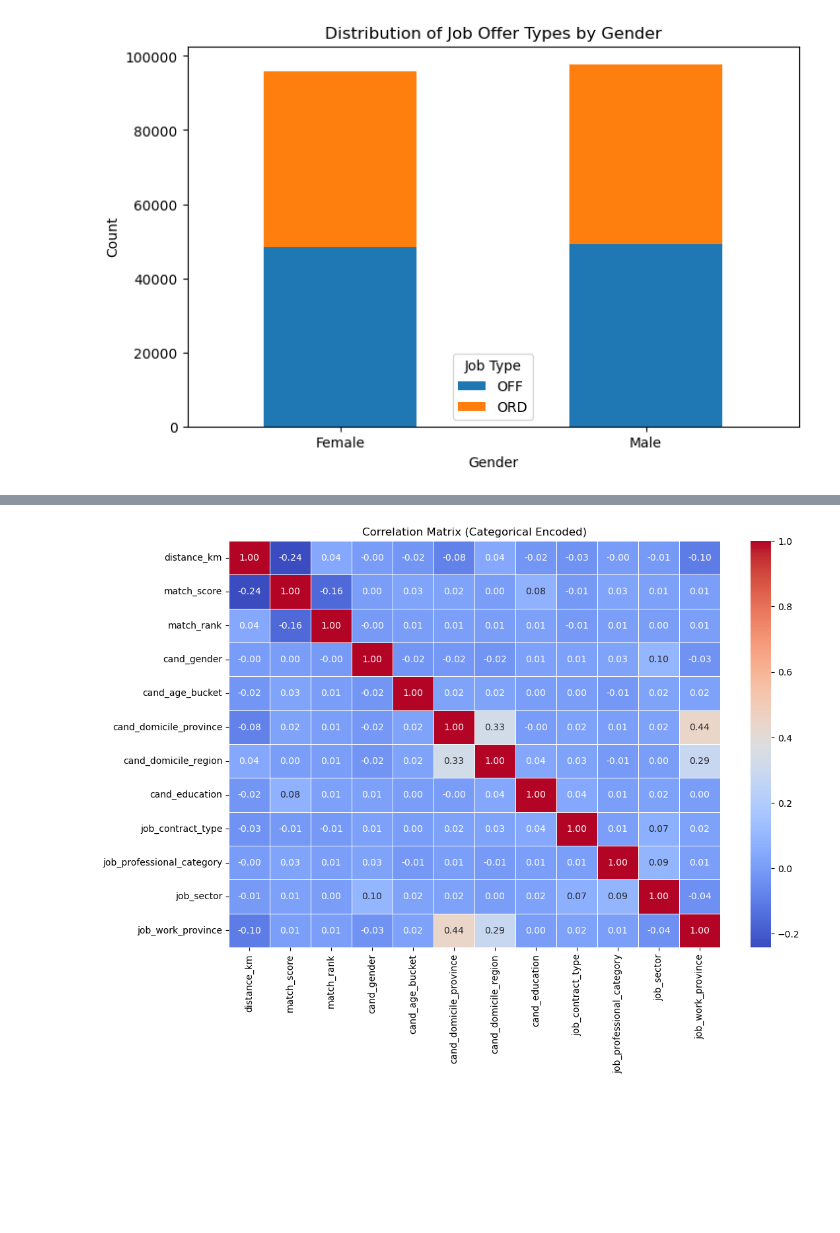
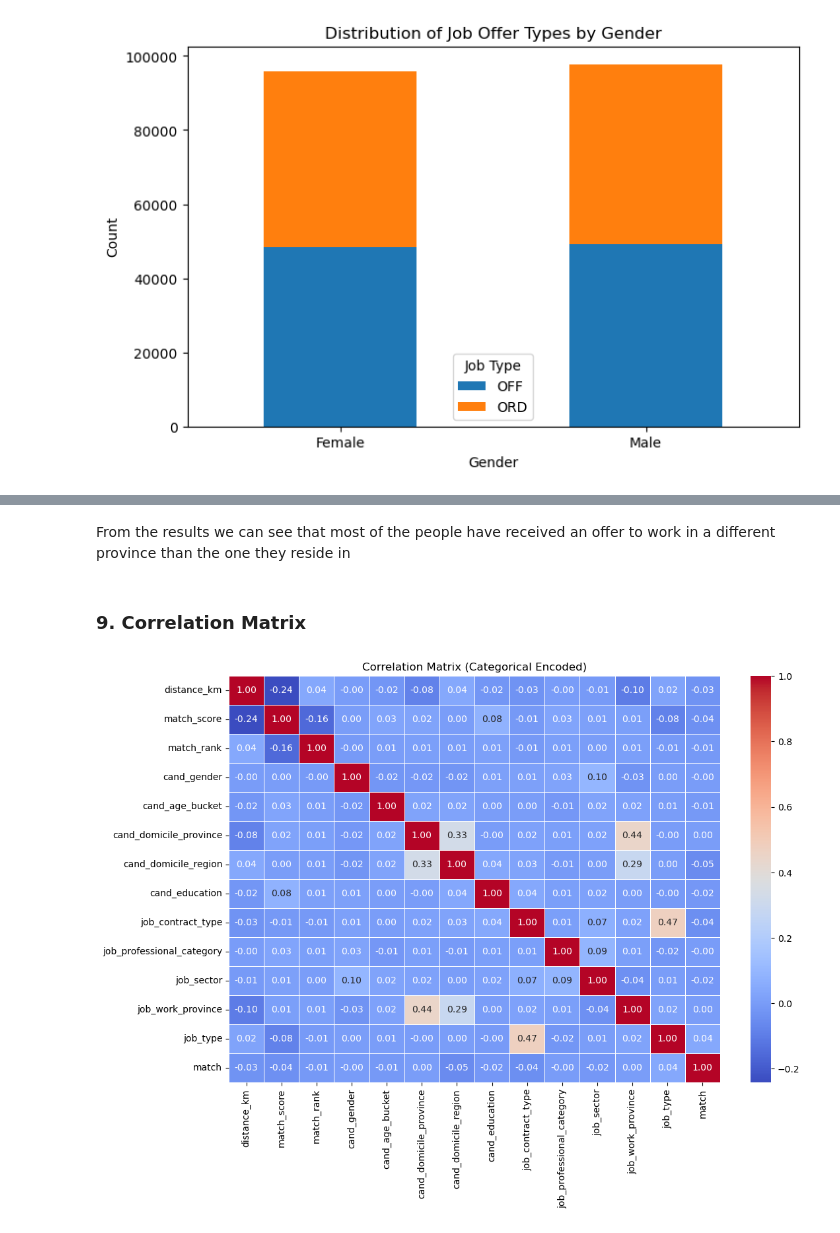
Before and after one commit to baicheto/AI_In_Industry, a Jupyter notebook: Reverse_Matching.ipynb, the cells around one changed output, grey strips where cells are left out. Drawn from its saved outputs; the diff is of its cells as text; code cells hidden in the pictures; blank space fills up the shorter version.

```diff
--- a/Reverse_Matching.ipynb
+++ b/Reverse_Matching.ipynb
@@ -54,9 +61,0 @@ Drop rows with missing values
-# %%
-"""
-rm_df.dropna(subset=["cand_domicile_province"], inplace= True)
-rm_df.dropna(subset=["cand_domicile_region"], inplace= True)
-rm_df.dropna(subset=["cand_education"], inplace= True)
-rm_df.dropna(subset=["job_professional_category"], inplace= True)
-rm_df.dropna(subset=["job_sector"], inplace= True)
-rm_df.dropna(subset=["job_work_province"], inplace= True)
-"""
@@ -386,0 +654,5 @@ plt.show()
+# %%
+rm_df['match'] = rm_df['cand_domicile_province'] == rm_df['job_work_province']
+
+match_percentage = rm_df['match'].mean() * 100
+mismatch_percentage = 100 - match_percentage
@@ -387,27 +688,34 @@ plt.show()
+# %% [markdown]
+From the results we can see that most of the people have received an offer to work in a different province than the one they reside in
+# %% [markdown]
+### 9. Correlation Matrix
 # %%
 from sklearn.preprocessing import LabelEncoder
 
 # Identify categorical columns (excluding `cand_id` and `job_id` since they are unique identifiers)
 categorical_columns = [
     "cand_gender", "cand_age_bucket", "cand_domicile_province",
     "cand_domicile_region", "cand_education", "job_contract_type",
-    "job_professional_category", "job_sector", "job_work_province"
+    "job_professional_category", "job_sector", "job_work_province", "job_type"
 ]
 
 # Apply Label Encoding for categorical columns
 label_encoders = {}
 for col in categorical_columns:
     le = LabelEncoder()
     rm_df[col] = le.fit_transform(rm_df[col])
     label_encoders[col] = le
 
+rm_df = rm_df.drop('cand_id', axis=1)
+rm_df = rm_df.drop('job_id', axis=1)
+
 # Compute the correlation matrix
 correlation_matrix = rm_df.corr()
 
 # Plot the heatmap
 plt.figure(figsize=(12, 8))
 sns.heatmap(correlation_matrix, annot=True, cmap="coolwarm", fmt=".2f", linewidths=0.5)
 plt.title("Correlation Matrix (Categorical Encoded)")
 plt.show()
 # %% [output]
-[figure, old version]
+[figure, new version]
```
Also changed, not shown: parts of 175 cells of this notebook.
